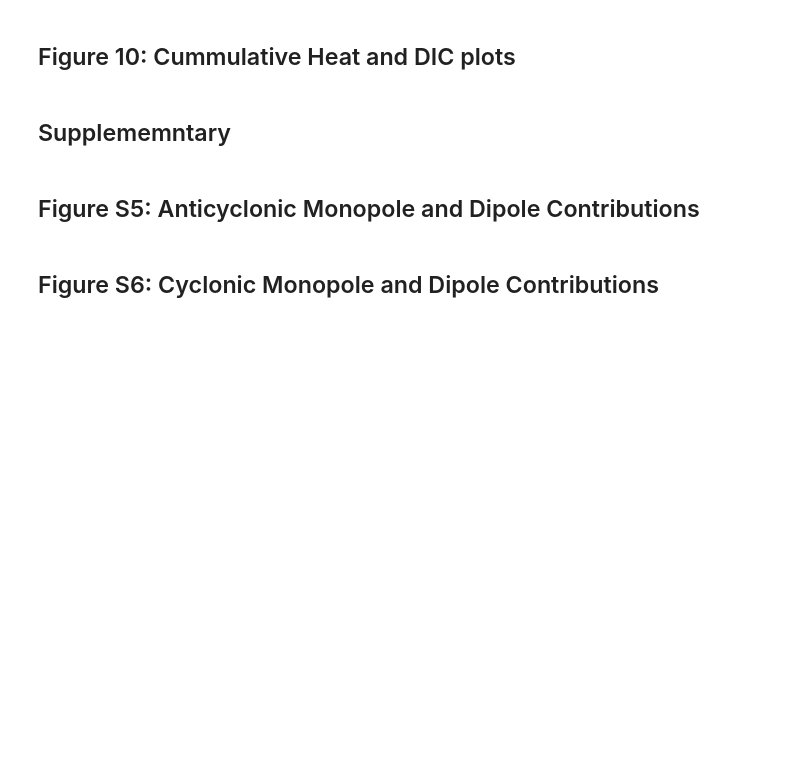
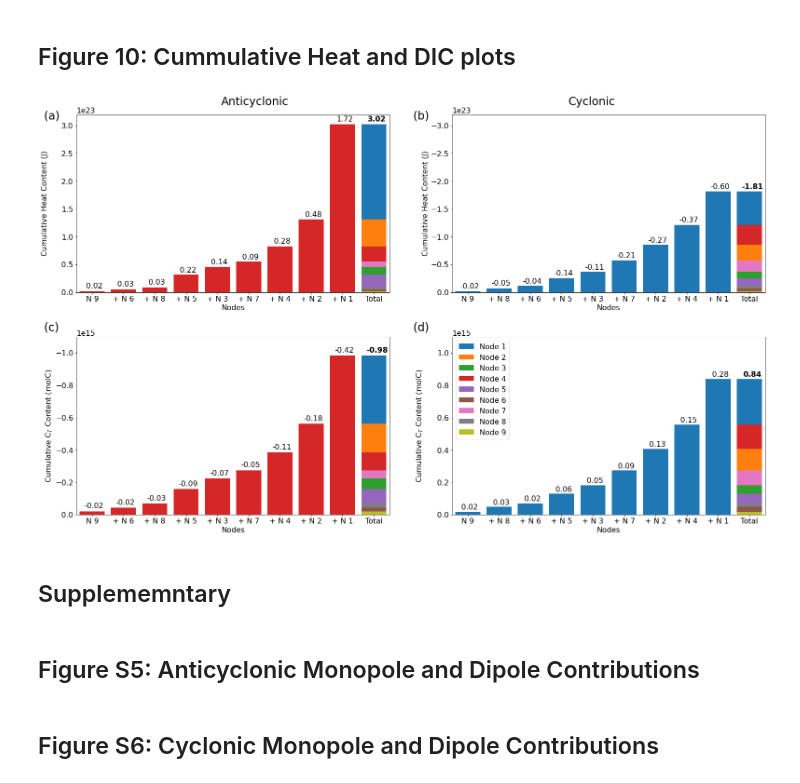
Before and after one commit to TashSmith/SOMS_Eddies, a Jupyter notebook: Notebooks/Figure2_to_7_10_S5_6_SOM_output.ipynb, the cells around one changed output. Drawn from its saved outputs; the diff is of its cells as text; code cells hidden in the pictures; blank space fills up the shorter version.

```diff
--- a/Notebooks/Figure2_to_7_10_S5_6_SOM_output.ipynb
+++ b/Notebooks/Figure2_to_7_10_S5_6_SOM_output.ipynb
@@ -1264,15 +1276,15 @@ lab0 = ax[0].set_ylabel('Cumulative Heat Content (J)')
 ax[0].yaxis.set_label_coords(-0.09, 0.5)
 ax[0].set_xlabel('Nodes')
 #ax[0].set_title('Anticyc Node Cumulative heat content')
-p1 = ax[0].bar('N', cum_heatA[0],color='tab:olive')
-p2 = ax[0].bar('N', cum_heatA[1]-cum_heatA[0],color='tab:brown', bottom=cum_heatA[0])
-p3 = ax[0].bar('N', cum_heatA[2]-cum_heatA[1],color='tab:grey', bottom=cum_heatA[1])
-p4 = ax[0].bar('N', cum_heatA[3]-cum_heatA[2],color='tab:purple', bottom=cum_heatA[2])
-p5 = ax[0].bar('N', cum_heatA[4]-cum_heatA[3],color='tab:green', bottom=cum_heatA[3])
-p6 = ax[0].bar('N', cum_heatA[5]-cum_heatA[4],color='tab:pink', bottom=cum_heatA[4])
-p7 = ax[0].bar('N', cum_heatA[6]-cum_heatA[5],color='tab:red', bottom=cum_heatA[5])
-p8 = ax[0].bar('N', cum_heatA[7]-cum_heatA[6],color='tab:orange', bottom=cum_heatA[6])
-p9 = ax[0].bar('N', cum_heatA[8]-cum_heatA[7],color='tab:blue', bottom=cum_heatA[7])
+p1 = ax[0].bar('Total', cum_heatA[0],color='tab:olive')
+p2 = ax[0].bar('Total', cum_heatA[1]-cum_heatA[0],color='tab:brown', bottom=cum_heatA[0])
+p3 = ax[0].bar('Total', cum_heatA[2]-cum_heatA[1],color='tab:grey', bottom=cum_heatA[1])
+p4 = ax[0].bar('Total', cum_heatA[3]-cum_heatA[2],color='tab:purple', bottom=cum_heatA[2])
+p5 = ax[0].bar('Total', cum_heatA[4]-cum_heatA[3],color='tab:green', bottom=cum_heatA[3])
+p6 = ax[0].bar('Total', cum_heatA[5]-cum_heatA[4],color='tab:pink', bottom=cum_heatA[4])
+p7 = ax[0].bar('Total', cum_heatA[6]-cum_heatA[5],color='tab:red', bottom=cum_heatA[5])
+p8 = ax[0].bar('Total', cum_heatA[7]-cum_heatA[6],color='tab:orange', bottom=cum_heatA[6])
+p9 = ax[0].bar('Total', cum_heatA[8]-cum_heatA[7],color='tab:blue', bottom=cum_heatA[7])
 
 for i,v in enumerate(cum_heatA):
     idx = int(node_orderA[i][-1])-1
@@ -1288,15 +1300,15 @@ ax[1].bar(node_orderC,cum_heatC,color='tab:blue')
 #     ax[1].scatter(radA_avg689,heat_cumA689,color = 'tab:orange')
 #     #eddies < 50km: Nodes 3,5,6,7,8,9
 #     ax[1].scatter(radA_small_avg,heat_small_cumA,color = 'tab:purple')
-c1 = ax[1].bar('N', cum_heatC[0],color='tab:olive',label='Node 9')
-c2 = ax[1].bar('N', cum_heatC[1]-cum_heatC[0],color='tab:brown', bottom=cum_heatC[0],label='Node 6')
-c3 = ax[1].bar('N', cum_heatC[2]-cum_heatC[1],color='tab:grey', bottom=cum_heatC[1],label='Node 8')
-c4 = ax[1].bar('N', cum_heatC[3]-cum_heatC[2],color='tab:purple', bottom=cum_heatC[2],label='Node 5')
-c5 = ax[1].bar('N', cum_heatC[4]-cum_heatC[3],color='tab:green', bottom=cum_heatC[3],label='Node 3')
-c6 = ax[1].bar('N', cum_heatC[5]-cum_heatC[4],color='tab:pink', bottom=cum_heatC[4],label='Node 7')
-c7 = ax[1].bar('N', cum_heatC[6]-cum_heatC[5],color='tab:orange', bottom=cum_heatC[5],label='Node 2')
-c8 = ax[1].bar('N', cum_heatC[7]-cum_heatC[6],color='tab:red', bottom=cum_heatC[6],label='Node 4')
-c9 = ax[1].bar('N', cum_heatC[8]-cum_heatC[7],color='tab:blue', bottom=cum_heatC[7],label='Node 1')
+c1 = ax[1].bar('Total', cum_heatC[0],color='tab:olive',label='Node 9')
+c2 = ax[1].bar('Total', cum_heatC[1]-cum_heatC[0],color='tab:brown', bottom=cum_heatC[0],label='Node 6')
+c3 = ax[1].bar('Total', cum_heatC[2]-cum_heatC[1],color='tab:grey', bottom=cum_heatC[1],label='Node 8')
+c4 = ax[1].bar('Total', cum_heatC[3]-cum_heatC[2],color='tab:purple', bottom=cum_heatC[2],label='Node 5')
+c5 = ax[1].bar('Total', cum_heatC[4]-cum_heatC[3],color='tab:green', bottom=cum_heatC[3],label='Node 3')
+c6 = ax[1].bar('Total', cum_heatC[5]-cum_heatC[4],color='tab:pink', bottom=cum_heatC[4],label='Node 7')
+c7 = ax[1].bar('Total', cum_heatC[6]-cum_heatC[5],color='tab:orange', bottom=cum_heatC[5],label='Node 2')
+c8 = ax[1].bar('Total', cum_heatC[7]-cum_heatC[6],color='tab:red', bottom=cum_heatC[6],label='Node 4')
+c9 = ax[1].bar('Total', cum_heatC[8]-cum_heatC[7],color='tab:blue', bottom=cum_heatC[7],label='Node 1')
 
 ax[1].set_xlim(-0.5,9.5)
 ax[1].set_ylim(0,-3.2e23)
@@ -1318,18 +1330,18 @@ ax[2].bar(node_orderA,cum_DICA2,color='tab:red')
 
 ax[2].set_xlim(-0.5,9.5)
 ax[2].set_ylim(0,-1.1e15)
-ax[2].set_ylabel('Cumulative DIC Content (molC)')
+ax[2].set_ylabel('Cumulative C$_T$ Content (molC)')
 ax[2].set_xlabel('Nodes')
 #ax[2].set_title('Anticyc Node Cumulative DIC content')
-p1 = ax[2].bar('N', cum_DICA2[0],color='tab:olive')
-p2 = ax[2].bar('N', cum_DICA2[1]-cum_DICA2[0],color='tab:brown', bottom=cum_DICA2[0])
-p3 = ax[2].bar('N', cum_DICA2[2]-cum_DICA2[1],color='tab:grey', bottom=cum_DICA2[1])
-p4 = ax[2].bar('N', cum_DICA2[3]-cum_DICA2[2],color='tab:purple', bottom=cum_DICA2[2])
-p5 = ax[2].bar('N', cum_DICA2[4]-cum_DICA2[3],color='tab:green', bottom=cum_DICA2[3])
-p6 = ax[2].bar('N', cum_DICA2[5]-cum_DICA2[4],color='tab:pink', bottom=cum_DICA2[4])
-p7 = ax[2].bar('N', cum_DICA2[6]-cum_DICA2[5],color='tab:red', bottom=cum_DICA2[5])
-p8 = ax[2].bar('N', cum_DICA2[7]-cum_DICA2[6],color='tab:orange', bottom=cum_DICA2[6])
-p9 = ax[2].bar('N', cum_DICA2[8]-cum_DICA2[7],color='tab:blue', bottom=cum_DICA2[7])
+p1 = ax[2].bar('Total', cum_DICA2[0],color='tab:olive')
+p2 = ax[2].bar('Total', cum_DICA2[1]-cum_DICA2[0],color='tab:brown', bottom=cum_DICA2[0])
+p3 = ax[2].bar('Total', cum_DICA2[2]-cum_DICA2[1],color='tab:grey', bottom=cum_DICA2[1])
+p4 = ax[2].bar('Total', cum_DICA2[3]-cum_DICA2[2],color='tab:purple', bottom=cum_DICA2[2])
+p5 = ax[2].bar('Total', cum_DICA2[4]-cum_DICA2[3],color='tab:green', bottom=cum_DICA2[3])
+p6 = ax[2].bar('Total', cum_DICA2[5]-cum_DICA2[4],color='tab:pink', bottom=cum_DICA2[4])
+p7 = ax[2].bar('Total', cum_DICA2[6]-cum_DICA2[5],color='tab:red', bottom=cum_DICA2[5])
+p8 = ax[2].bar('Total', cum_DICA2[7]-cum_DICA2[6],color='tab:orange', bottom=cum_DICA2[6])
+p9 = ax[2].bar('Total', cum_DICA2[8]-cum_DICA2[7],color='tab:blue', bottom=cum_DICA2[7])
 
 for i,v in enumerate(cum_DICA2):
     idx = int(node_orderA[i][-1])-1
@@ -1345,20 +1357,20 @@ ax[3].bar(node_orderC,cum_DICC2,color='tab:blue')
 #     ax[3].scatter(radA_avg689,DIC_cumA689,color = 'tab:orange')
 #     #eddies < 50km: Nodes 3,5,6,7,8,9
 #     ax[3].scatter(radA_small_avg,DIC_small_cumA,color = 'tab:purple')
-c1 = ax[3].bar('N', cum_DICC2[0],color='tab:olive',label='Node 9')
-c2 = ax[3].bar('N', cum_DICC2[1]-cum_DICC2[0],color='tab:brown', bottom=cum_DICC2[0],label='Node 6')
-c3 = ax[3].bar('N', cum_DICC2[2]-cum_DICC2[1],color='tab:grey', bottom=cum_DICC2[1],label='Node 8')
-c4 = ax[3].bar('N', cum_DICC2[3]-cum_DICC2[2],color='tab:purple', bottom=cum_DICC2[2],label='Node 5')
-c5 = ax[3].bar('N', cum_DICC2[4]-cum_DICC2[3],color='tab:green', bottom=cum_DICC2[3],label='Node 3')
-c6 = ax[3].bar('N', cum_DICC2[5]-cum_DICC2[4],color='tab:pink', bottom=cum_DICC2[4],label='Node 7')
-c7 = ax[3].bar('N', cum_DICC2[6]-cum_DICC2[5],color='tab:orange', bottom=cum_DICC2[5],label='Node 2')
-c8 = ax[3].bar('N', cum_DICC2[7]-cum_DICC2[6],color='tab:red', bottom=cum_DICC2[6],label='Node 4')
-c9 = ax[3].bar('N', cum_DICC2[8]-cum_DICC2[7],color='tab:blue', bottom=cum_DICC2[7],label='Node 1')
+c1 = ax[3].bar('Total', cum_DICC2[0],color='tab:olive',label='Node 9')
+c2 = ax[3].bar('Total', cum_DICC2[1]-cum_DICC2[0],color='tab:brown', bottom=cum_DICC2[0],label='Node 6')
+c3 = ax[3].bar('Total', cum_DICC2[2]-cum_DICC2[1],color='tab:grey', bottom=cum_DICC2[1],label='Node 8')
+c4 = ax[3].bar('Total', cum_DICC2[3]-cum_DICC2[2],color='tab:purple', bottom=cum_DICC2[2],label='Node 5')
+c5 = ax[3].bar('Total', cum_DICC2[4]-cum_DICC2[3],color='tab:green', bottom=cum_DICC2[3],label='Node 3')
+c6 = ax[3].bar('Total', cum_DICC2[5]-cum_DICC2[4],color='tab:pink', bottom=cum_DICC2[4],label='Node 7')
+c7 = ax[3].bar('Total', cum_DICC2[6]-cum_DICC2[5],color='tab:orange', bottom=cum_DICC2[5],label='Node 2')
+c8 = ax[3].bar('Total', cum_DICC2[7]-cum_DICC2[6],color='tab:red', bottom=cum_DICC2[6],label='Node 4')
+c9 = ax[3].bar('Total', cum_DICC2[8]-cum_DICC2[7],color='tab:blue', bottom=cum_DICC2[7],label='Node 1')
 
 ax[3].set_xlim(-0.5,9.5)
 ax[3].set_ylim(0,1.1e15)
 #ax[3].set_ylim(0,4)
-ax[3].set_ylabel('Cumulative DIC Content (molC)')
+ax[3].set_ylabel('Cumulative C$_T$ Content (molC)')
 ax[3].set_xlabel('Nodes')
 ax[3].yaxis.set_label_coords(-0.09, 0.5)
 #ax[3].set_title('Cyc Node cumulative DIC content')
@@ -1369,35 +1381,37 @@ for i,v in enumerate(cum_DICC2):
     value_f = "{:.2f}".format((DIC_cumC[idx]/1000)/1e15)
     ax[3].text(i-0.2,v+0.015e15,value_f,fontsize=16)
 
 ax[3].text(9-0.2,cum_DICC2[8]+0.015e15,"{:.2f}".format((DIC_cumC.sum()/1000)/1e15),fontsize=16,weight='bold')
 
 
 fig.tight_layout()
 plt.subplots_adjust(top=0.91)
 plt.subplots_adjust(wspace=0.2)
 plt.subplots_adjust(hspace=0.25)
 #plt.subplots_adjust(left=0.1)
 #plt.subplots_adjust(right=0.95)
 #plt.subplots_adjust(bottom=0.1)
 
 
 # Add labels
 fig.text(0.01, 0.9, '(a)', fontsize=24, fontweight='normal')
 fig.text(0.51, 0.9, '(b)', fontsize=24, fontweight='normal')
 
 fig.text(0.25, 0.93, 'Anticyclonic', fontsize=24, fontweight='normal')
 fig.text(0.72, 0.93, 'Cyclonic', fontsize=24, fontweight='normal')
 
 fig.text(0.01, 0.45, '(c)', fontsize=24, fontweight='normal')
 fig.text(0.51, 0.45, '(d)', fontsize=24, fontweight='normal')
 
 
 
 # ylabel = ax.set_ylabel('Y Label', rotation=0)
 # ylabel.set_label_coords(-0.1, 0.5) # adjust the position of the ylabel to the left
 
-# plt.savefig('../SOMS_Heat_DIC_content_Figure10_values.png', dpi=500
-#             ,facecolor='white',transparent=False)
+# plt.savefig('../SOMS_Heat_DIC_content_Figure10_valuesR.png', dpi=500
+#              ,facecolor='white',transparent=False)
+# %% [output]
+[figure, added]
 # %% [markdown]
 ## Supplememntary
 # %% [markdown]
```
Also changed, not shown: parts of 7 cells of this notebook.
